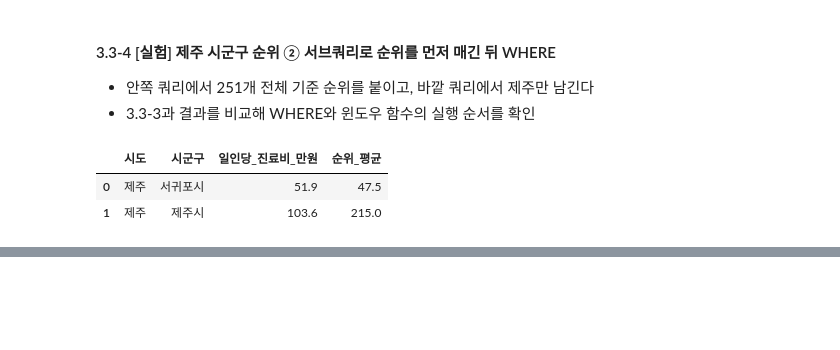
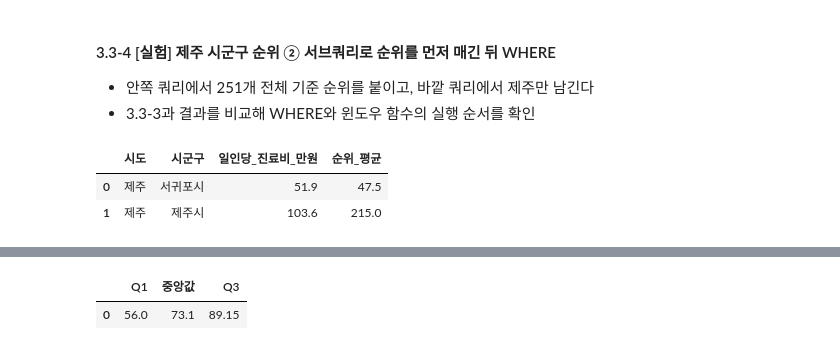
Before and after one commit to woohyun029/SQL-Data-Processing-Practice, a Jupyter notebook: SQL_03_HIRA.ipynb, the cells around one changed output, grey strips where cells are left out. Saved outputs shown, nothing was run; the diff lists cells and outputs as text; code cells hidden in the pictures; blank space fills up the shorter version.

```diff
--- a/SQL_03_HIRA.ipynb
+++ b/SQL_03_HIRA.ipynb
@@ -235,0 +296,15 @@ pd.read_sql(q, conn)
+# %%
+q = """
+SELECT AVG(CASE WHEN rn IN (63, 64)   THEN x END) AS Q1,
+       AVG(CASE WHEN rn = 126         THEN x END) AS 중앙값,
+       AVG(CASE WHEN rn IN (188, 189) THEN x END) AS Q3
+FROM (
+    SELECT 일인당_진료비_만원 AS x,
+        ROW_NUMBER() OVER (ORDER BY 일인당_진료비_만원) AS rn
+    FROM hira_model
+)
+"""
+pd.read_sql(q, conn)
+# %% [output]
+|  | Q1 | 중앙값 | Q3 |
+| 0 | 56.0 | 73.1 | 89.15 |
```
Also changed, not shown: parts of 18 cells of this notebook.
